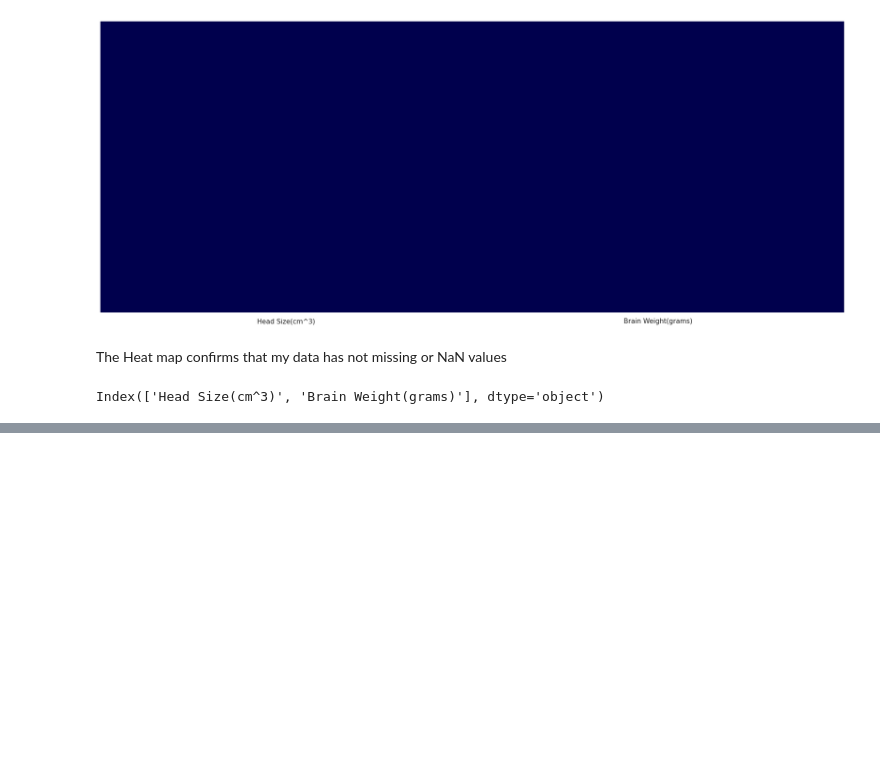
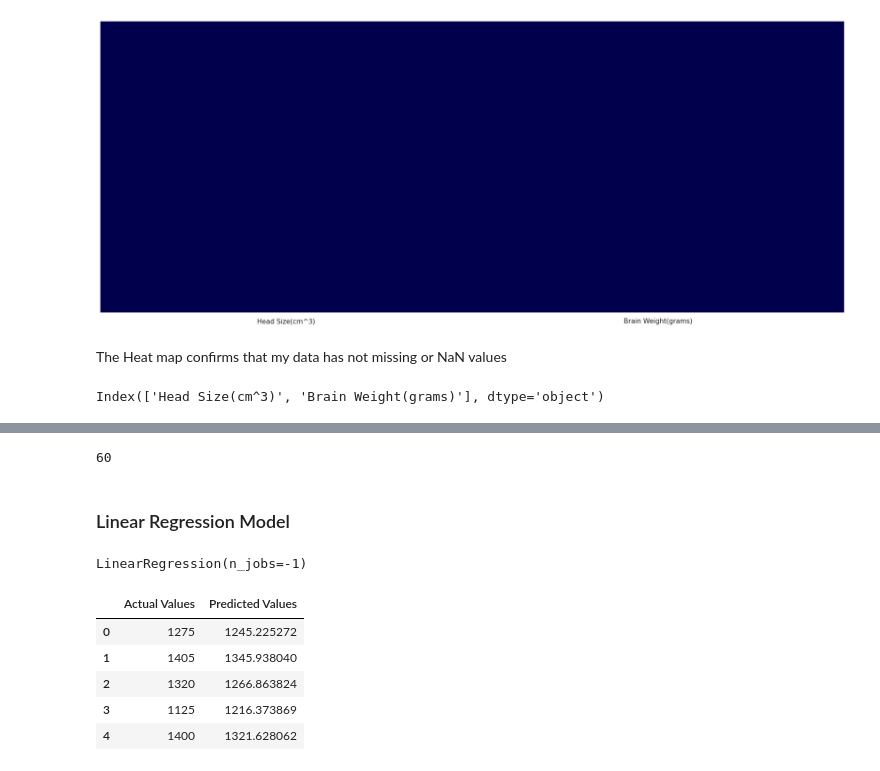
Before and after one commit to Ugocode/VT-linear-regression-assignment, a Jupyter notebook: ml_project/human_brain.ipynb, the cells around one changed output, grey strips where cells are left out. Drawn from its saved outputs; the diff is of its cells as text; code cells hidden in the pictures; blank space fills up the shorter version.

```diff
--- a/ml_project/human_brain.ipynb
+++ b/ml_project/human_brain.ipynb
@@ -97,0 +119,2 @@ Our Data has only two columns, so we will just go ahead and train
+# %%
+y = data2['Brain Weight(grams)']
@@ -97,0 +131,2 @@ Our Data has only two columns, so we will just go ahead and train
+# %%
+X_train, X_test, y_train, y_test = train_test_split(X,y, test_size = 0.25, random_state = 42)
@@ -97,0 +145,6 @@ Our Data has only two columns, so we will just go ahead and train
+# %%
+len(y_test)
+# %% [output]
+60
+# %% [markdown]
+### Linear Regression Model
@@ -97,0 +153,21 @@ Our Data has only two columns, so we will just go ahead and train
+# %%
+# Preparing my model
+lr_model = linear_model.LinearRegression(n_jobs = -1)
+# %%
+# Training my model
+lr_model.fit(X_train,y_train)
+# %% [output]
+LinearRegression(n_jobs=-1)
+# %%
+predicts = lr_model.predict(X_test)
+head_brain = pd.DataFrame({
+        'Actual Values': np.array(y_test).flatten(),
+        'Predicted Values': predicts.flatten()})
+head_brain.head()
+# %% [output]
+|  | Actual Values | Predicted Values |
+| 0 | 1275 | 1245.225272 |
+| 1 | 1405 | 1345.938040 |
+| 2 | 1320 | 1266.863824 |
+| 3 | 1125 | 1216.373869 |
+| 4 | 1400 | 1321.628062 |
```
Also changed, not shown: parts of 14 cells of this notebook.
